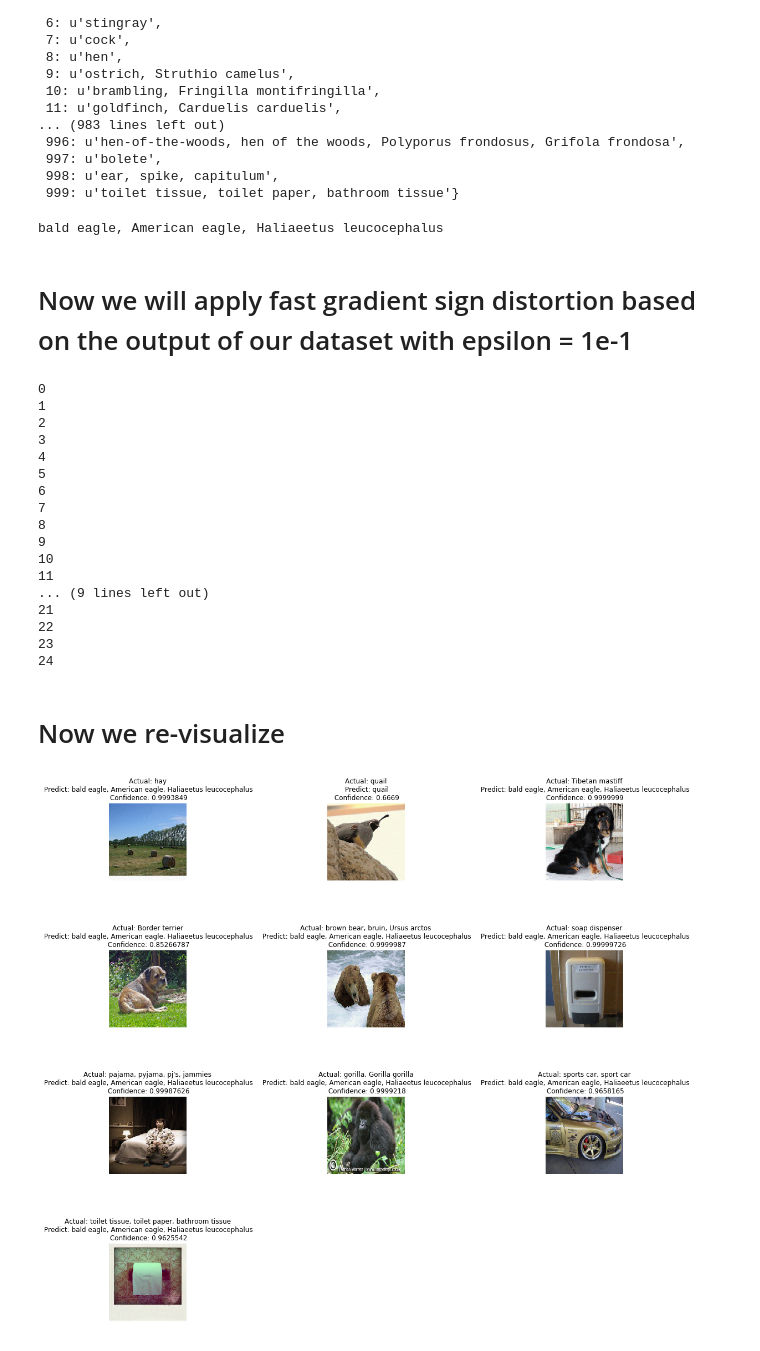
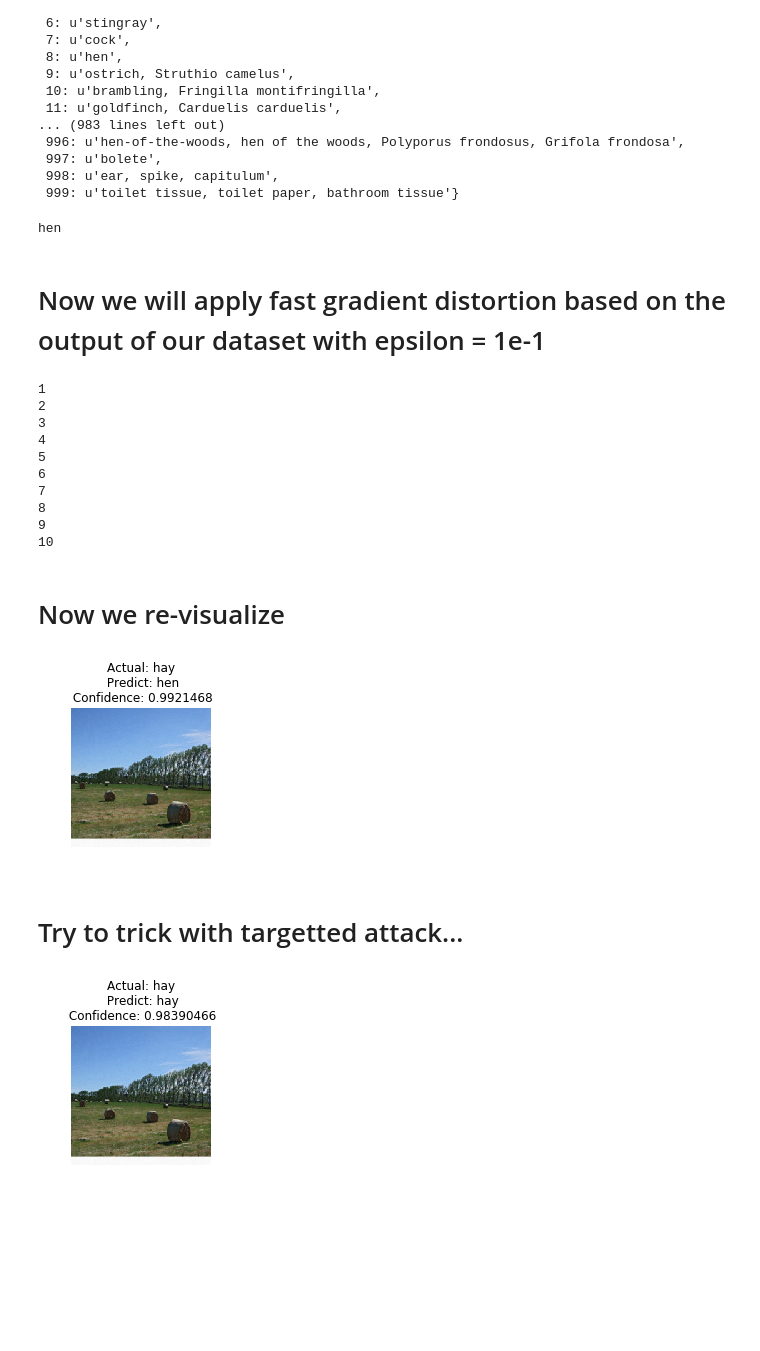
Before and after one commit to nagn/adversarial-vision, a Jupyter notebook: demo.ipynb, the cells around one changed output. Cells and saved outputs as stored; diff of their text form; code cells hidden in the pictures; blank space fills up the shorter version.

Commit message:
Implemented targetted transferability attack

```diff
--- a/demo.ipynb
+++ b/demo.ipynb
@@ -72,7 +117,7 @@ def load_images(num=None):
         y = y[:num]
     return X, y, class_names
 # %%
-X, y, class_names = load_images(10)
+X, y, class_names = load_images(1)
 N = y.shape[0]
 # %% [markdown]
 # Visualize Validation images with confidence
@@ -134,20 +262,20 @@ class_names
  998: u'ear, spike, capitulum',
  999: u'toilet tissue, toilet paper, bathroom tissue'}
 # %%
-target_y =22
+target_y =8
 # wrap target_y into a tensor Variable
 target_y_var = Variable(torch.LongTensor([target_y]), requires_grad=False)
 # print out selected class
 print(class_names[target_y])
 # %% [output]
-bald eagle, American eagle, Haliaeetus leucocephalus
+hen
 # %% [markdown]
-# Now we will apply fast gradient sign distortion based on the output of our dataset with epsilon = 1e-1
+# Now we will apply fast gradient distortion based on the output of our dataset with epsilon = 1e-1
 # %%
 # Wrap our data in another variable that tracks gradients
 X_adversarial = Variable(X_tensor.clone(), requires_grad=True)
 
-iterations = 25
+iterations = 10
 epsilon = 0.1
 for i in range(iterations):
     # compute scores with our adversarial images (currently the original data)
@@ -159,7 +287,7 @@ for i in range(iterations):
     # now we back propogate to our original image
     target_scores.backward(torch.ones((N,),dtype=torch.float32))
 
-    # Now we compute the back propagation on our original images by taking the sign of our gradient
+    # implement fast gradient
     noise = X_adversarial.grad.clone()
     noise[noise < 0] = -1
     noise[noise > 0] = 1
@@ -171,9 +299,8 @@ for i in range(iterations):
 
     # Manually zero the gradients after updating weights
     X_adversarial.grad.zero_()
-    print(i)
+    print(i + 1)
 # %% [output]
-0
 1
 2
 3
@@ -184,33 +311,51 @@ for i in range(iterations):
 8
 9
 10
-11
-... (9 lines left out)
-21
-22
-23
-24
 # %% [markdown]
 # Now we re-visualize
+# %%
+scores = resnet18(X_adversarial.clone())
+
+# Compute softmax
+probs = torch.softmax(scores, dim=1)
+new_output_scores, new_output_class_indexes = probs.max(dim=1, keepdim=False)
+
+for i in range(N):
+    plt.subplot(10, 5, i + 1)
+    plt.imshow(deprocess(X_adversarial[i].clone().view(-1,3,224,224)))
+    title = "Actual: " + class_names[y[i]]
+    title += "\n Predict: " + class_names[new_output_class_indexes.numpy()[i]]
+    # add score
+    title += "\n Confidence: " + str(new_output_scores.detach().numpy()[i])
+    plt.title(title)
+    plt.axis('off')
+    fig = plt.gcf()
+plt.subplots_adjust(left  = 0.125, right = 0.9, bottom=0.2, top = 0.9, wspace = 0.2, hspace = 0.9)
+fig.set_size_inches(20, 50)
+# %% [output]
+[figure, added]
+# %% [markdown]
+# Try to trick with targetted attack...
 # %%
-scores = resnet18(X_adversarial.clone())
+scores = vgg16(X_adversarial.clone())
 
 # Compute softmax
+
 probs = torch.softmax(scores, dim=1)
 new_output_scores, new_output_class_indexes = probs.max(dim=1, keepdim=False)
 plt.clf()
 
 for i in range(N):
-    plt.subplot(10, 3, i + 1)
+    plt.subplot(10, 5, i + 1)
     plt.imshow(deprocess(X_adversarial[i].clone().view(-1,3,224,224)))
     title = "Actual: " + class_names[y[i]]
     title += "\n Predict: " + class_names[new_output_class_indexes.numpy()[i]]
     # add score
     title += "\n Confidence: " + str(new_output_scores.detach().numpy()[i])
     plt.title(title)
     plt.axis('off')
     fig = plt.gcf()
 plt.subplots_adjust(left  = 0.125, right = 0.9, bottom=0.2, top = 0.9, wspace = 0.2, hspace = 0.9)
 fig.set_size_inches(20, 50)
 # %% [output]
-[figure, old version]
+[figure, new version]
```
Also changed, not shown: parts of 12 cells of this notebook.
